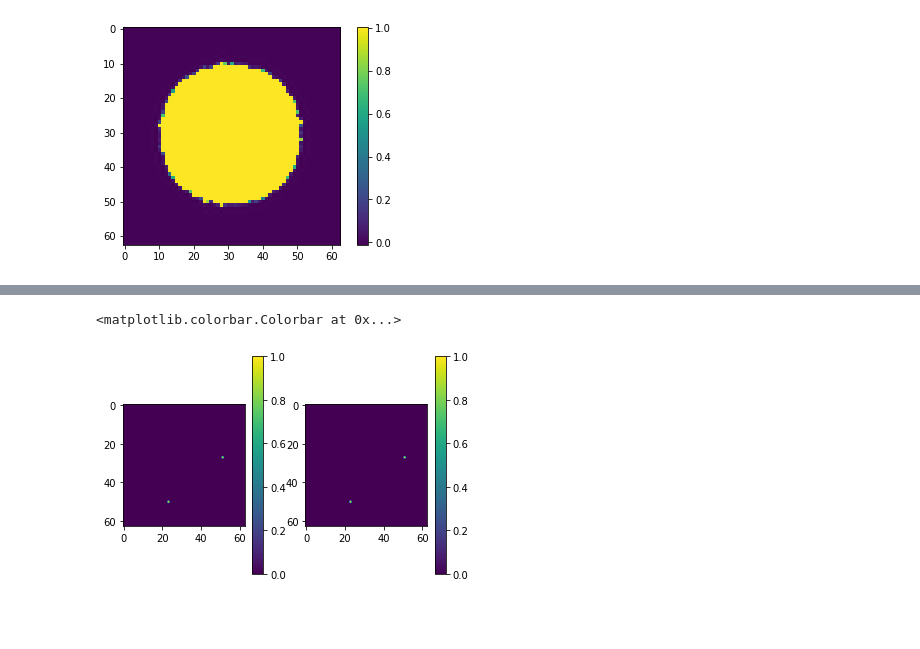
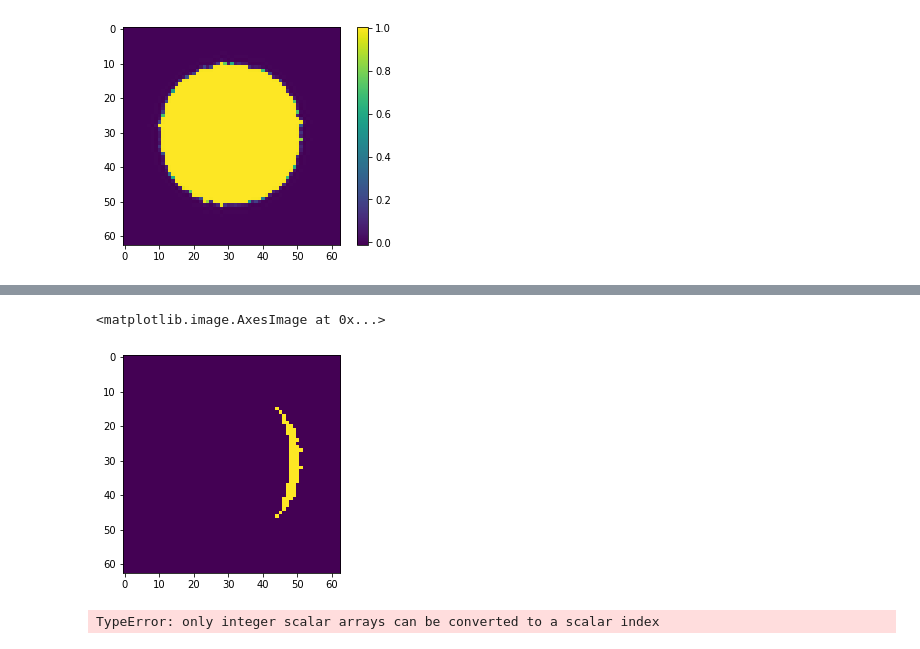
Before and after one commit to kuanrenqian/RecurrentNG, a Jupyter notebook: tensorflow_version/test.ipynb, the cells around one changed output, grey strips where cells are left out. Drawn from its saved outputs; the diff is of its cells as text; code cells hidden in the pictures; blank space fills up the shorter version.

```diff
--- a/tensorflow_version/test.ipynb
+++ b/tensorflow_version/test.ipynb
@@ -11,0 +97,28 @@ plt.colorbar()
+# %%
+import tensorflow as tf
+import tensorflow_probability as tfp
+
+phi = phi_plot
+[Nx,Ny] = tf.shape(phi)
+phi = tf.math.round(phi)
+
+phi_sum = tf.Variable(tf.zeros([Nx,Ny],tf.float64))
+# ps = np.zeros([Nx,Ny])
+
+for i in range(5,Nx-4):
+    for k in range(5,Ny-4):
+        for j in range(k-4,k+4+1):
+            # ps[i,k] = tf.cast(phi[i,k],tf.float64) + tf.cast(phi[i,k]==phi[i-4,j],tf.float64)*phi[i-4,j] + tf.cast(phi[i,k]==phi[i-3,j],tf.float64)*phi[i-3,j] + tf.cast(phi[i,k]==phi[i-2,j],tf.float64)*phi[i-2,j] + tf.cast(phi[i,k]==phi[i-1,j],tf.float64)*phi[i-1,j] + tf.cast(phi[i,k]==phi[i-0,j],tf.float64)*phi[i,j] + tf.cast(phi[i,k]==phi[i+1,j],tf.float64)*phi[i+1,j] + tf.cast(phi[i,k]==phi[i+2,j],tf.float64)*phi[i+2,j] + tf.cast(phi[i,k]==phi[i+3,j],tf.float64)*phi[i+3,j] + tf.cast(phi[i,k]==phi[i+4,j],tf.float64)*phi[i+4,j]
+            phi_sum[i,k].assign(tf.cast(phi[i,k],tf.float64) + tf.cast(phi[i,k]==phi[i-4,j],tf.float64)*phi[i-4,j])
+
+# ps = np.divide(phi,phi_sum)
+# phi_sum[tf.cast(tf.math.is_nan(phi_sum),tf.int8)] = 0
+# phi_sum_max = tf.reduce_max(tf.reduce_max(phi_sum))
+# phi_sum = tf.math.divide(phi_sum,phi_sum_max)
+
+# phi_sum_temp = phi_sum
+# cutoff = tfp.stats.percentile(np.reshape(phi_sum_temp,[Nx*Ny,1]),99.97)
+# phi_sum[phi_sum<cutoff] = 0
+# phi_sum[phi_sum!=1] = 0
+
+# plt.imshow(phi_sum)
@@ -12 +143,15 @@ plt.colorbar()
+# %%
+phi_sum = np.divide(phi,ps)
+phi_sum[np.isnan(phi_sum)] = 0
+phi_sum_max = np.amax(np.amax(phi_sum))
+phi_sum = np.divide(phi_sum,phi_sum_max)
+
+phi_sum_temp = phi_sum
+cutoff = np.percentile(np.reshape(phi_sum_temp,[Nx*Ny,1]),99.97)
+phi_sum[phi_sum<cutoff] = 0
+phi_sum[phi_sum!=1] = 0
+plt.imshow(phi_sum)
+# %% [output]
+<matplotlib.image.AxesImage at 0x...>
+[figure, added]
 # %%
@@ -33,16 +176,4 @@ def sum_filter_1(phi):
-# %%
-import matlab.engine
-eng = matlab.engine.start_matlab()
-matlab_tips = np.round(eng.sum_filter(matlab.double(np.array(phi_plot).astype('float64')),0))
-eng.quit()
-
-python_tip = sum_filter_1(phi_plot)
-plt.subplot(1,2,1)
-plt.imshow(matlab_tips)
-plt.colorbar()
-plt.subplot(1,2,2)
-plt.imshow(python_tip)
-plt.colorbar()
-# %% [output]
-<matplotlib.colorbar.Colorbar at 0x...>
-[figure, removed]
+# %%
+phi_sum[tf.cast(tf.math.is_nan(phi_sum),tf.int8)] = 0
+# %% [output]
+TypeError: only integer scalar arrays can be converted to a scalar index
```
Also changed, not shown: parts of 11 cells of this notebook, 2 other files.
